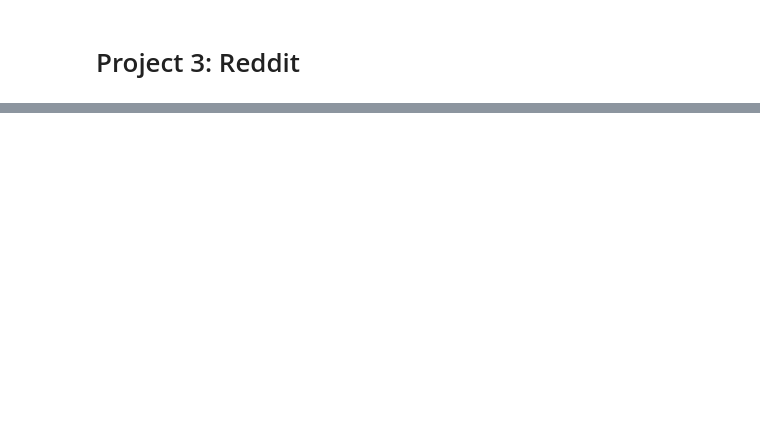
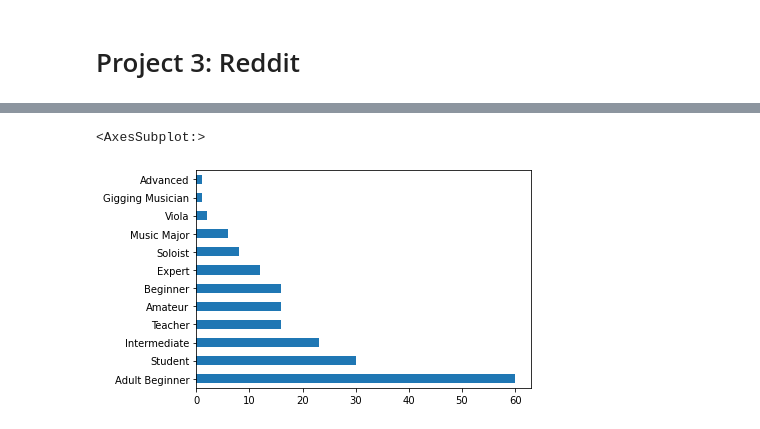
Before and after one commit to vaishnavibrungi/reddit, a Jupyter notebook: code/data_wrangling.ipynb, the cells around one changed output, grey strips where cells are left out. Cells and saved outputs as stored; diff of their text form; code cells hidden in the pictures; blank space fills up the shorter version.

```diff
--- a/code/data_wrangling.ipynb
+++ b/code/data_wrangling.ipynb
@@ -60,0 +124,5 @@ violinist_df
+# %%
+violinist_df['author_flair_text'].value_counts().plot(kind='barh')
+# %% [output]
+<AxesSubplot:>
+[figure, added]
```
Also changed, not shown: parts of 59 cells of this notebook, 3 other files.
